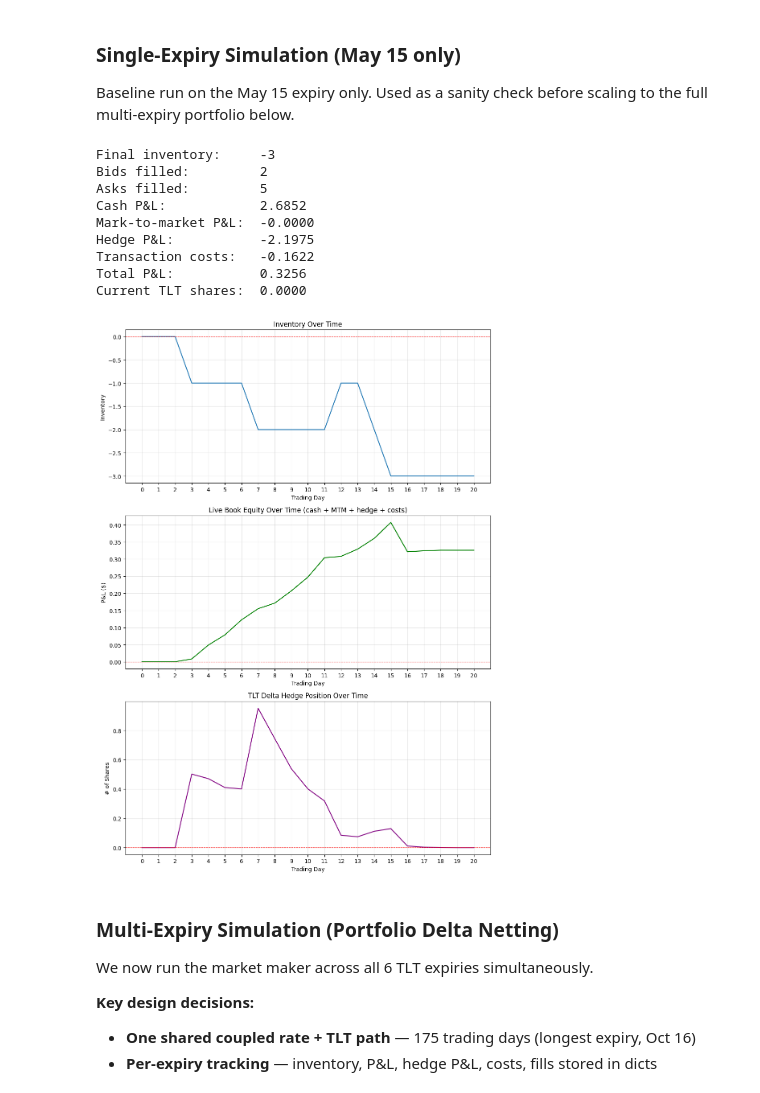
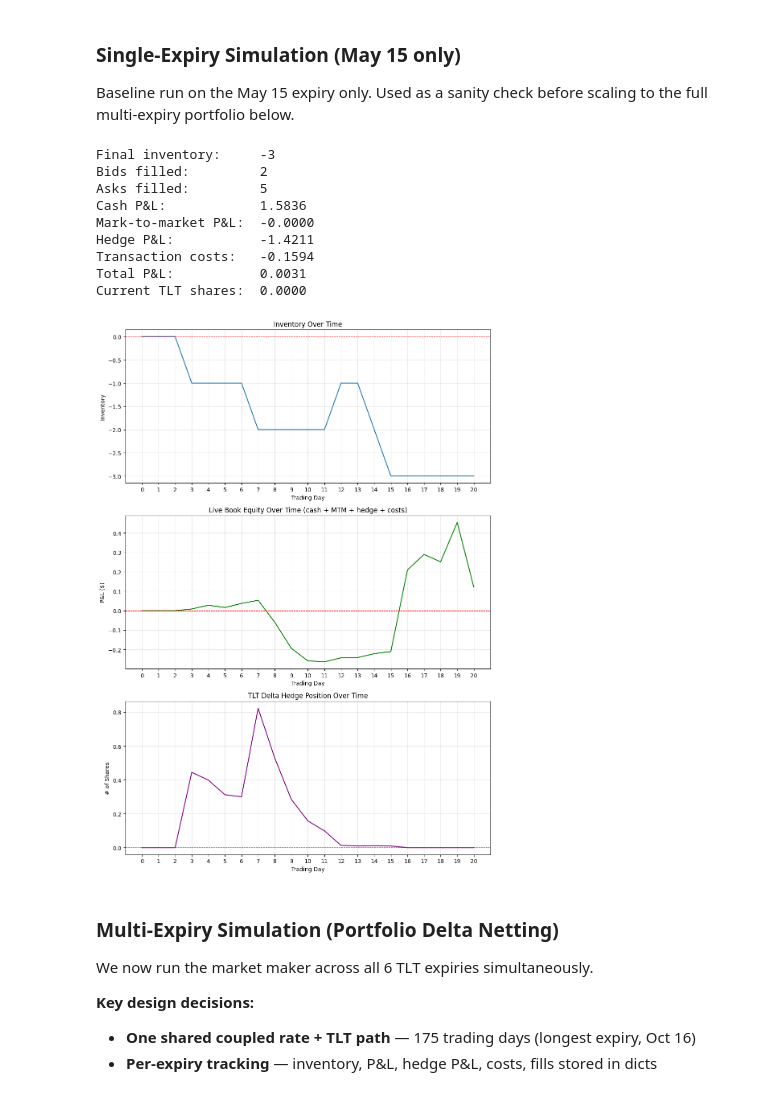
Before and after one commit to ethanasbell/market-making-simulator, a Jupyter notebook: scripts/quoting_engine.ipynb, the cells around one changed output. Drawn from its saved outputs; the diff is of its cells as text; code cells hidden in the pictures.

Commit message:
integrate Heston pricing: real fair values, IVs, compute_delta wrapper

```diff
--- a/scripts/quoting_engine.ipynb
+++ b/scripts/quoting_engine.ipynb
@@ -168,23 +166,23 @@ Delta is calculated using the Black-Scholes formula — not for pricing,
 but as a translation tool to convert our Heston fair value into a
 hedgeable Greeks exposure.
 # %%
-def bs_delta(S, K, r, sigma, T):
-    """Black-Scholes delta of a European call."""
+# Use Person A's bs_delta and heston_call directly.
+# We define thin wrappers to keep the rest of the notebook's
+# call signatures unchanged.
+
+def bs_call_price(S, K, r, sigma, T):
+    """Wrapper around heston_call for intraday repricing.
+    Uses Heston model with calibrated params instead of flat BS."""
+    return heston_call(S, K, T, r, q, **HESTON_PARAMS)
+
+def compute_delta(S, K, r, sigma, T):
+    """Wrapper around Person A's bs_delta for hedge ratio calculation.
+    Uses Merton continuous dividend extension (includes q)."""
     if T <= 0:
         return 1.0 if S > K else 0.0
-    d1 = (np.log(S/K) + (r + sigma**2 / 2) * T) / (sigma * np.sqrt(T))
-    return norm.cdf(d1)
+    return bs_delta(S, K, T, r, q, sigma, 'Call')
 
-def bs_call_price(S, K, r, sigma, T):
-    """Black-Scholes price of a European call.
-    Used to reprice options each day until Heston surface arrives."""
-    if T <= 0:
-        return max(S - K, 0.0)
-    d1 = (np.log(S/K) + (r + sigma**2 / 2) * T) / (sigma * np.sqrt(T))
-    d2 = d1 - sigma * np.sqrt(T)
-    return S * norm.cdf(d1) - K * np.exp(-r * T) * norm.cdf(d2)
-
-# quick sanity check on May15 expiry
-print(f"BS delta (ATM May15): {bs_delta(S0, S0, r0, iv['May15'], expiries['May15']):.4f}")
-print(f"BS price (ATM May15): {bs_call_price(S0, S0, r0, iv['May15'], expiries['May15']):.4f}")
+# quick sanity check
+print(f"Heston price (ATM May15): {bs_call_price(S0, S0, r0, iv['May15'], expiries['May15']):.4f}")
+print(f"BS delta    (ATM May15): {compute_delta(S0, S0, r0, iv['May15'], expiries['May15']):.4f}")
 # %% [output]
@@ -370,7 +368,7 @@ for day in range(21):
 
     # --- DELTA HEDGE ---
     # NOTE: single-expiry uses today's simulated rate (consistent with multi-expiry)
-    delta = bs_delta(tlt_path_s[day], K, rate_path_s[day], vol, time_to_exp)
+    delta = compute_delta(tlt_path_s[day], K, rate_path_s[day], vol, time_to_exp)
     target_shares = -inventory * delta
 
     # mark existing hedge to today's price BEFORE rebalancing
@@ -419,38 +417,38 @@ ax1.axhline(0, color='red', linestyle='--', linewidth=0.8)
 ax1.set_title('Inventory Over Time')
 ax1.set_xlabel('Trading Day')
 ax1.set_ylabel('Inventory')
 ax1.set_xticks(range(21))
 ax1.grid(True, alpha=0.3)
 
 ax2.plot(range(21), total_pnl_track, color='green')
 ax2.axhline(0, color='red', linestyle='--', linewidth=0.8)
 ax2.set_title('Live Book Equity Over Time (cash + MTM + hedge + costs)')
 ax2.set_xlabel('Trading Day')
 ax2.set_ylabel('P&L ($)')
 ax2.set_xticks(range(21))
 ax2.grid(True, alpha=0.3)
 
 ax3.plot(range(21), shares_track, color='purple')
 ax3.axhline(0, color='red', linestyle='--', linewidth=0.8)
 ax3.set_title('TLT Delta Hedge Position Over Time')
 ax3.set_xlabel('Trading Day')
 ax3.set_ylabel('# of Shares')
 ax3.set_xticks(range(21))
 ax3.grid(True, alpha=0.3)
 
 plt.tight_layout()
 plt.show()
 # %% [output]
 Final inventory:     -3
 Bids filled:         2
 Asks filled:         5
-Cash P&L:            2.6852
+Cash P&L:            1.5836
 Mark-to-market P&L:  -0.0000
-Hedge P&L:           -2.1975
-Transaction costs:   -0.1622
-Total P&L:           0.3256
+Hedge P&L:           -1.4211
+Transaction costs:   -0.1594
+Total P&L:           0.0031
 Current TLT shares:  0.0000
-[figure, old version]
+[figure, new version]
 # %% [markdown]
 ### Multi-Expiry Simulation (Portfolio Delta Netting)
 
```
Also changed, not shown: parts of 8 cells of this notebook, 1 other file.
